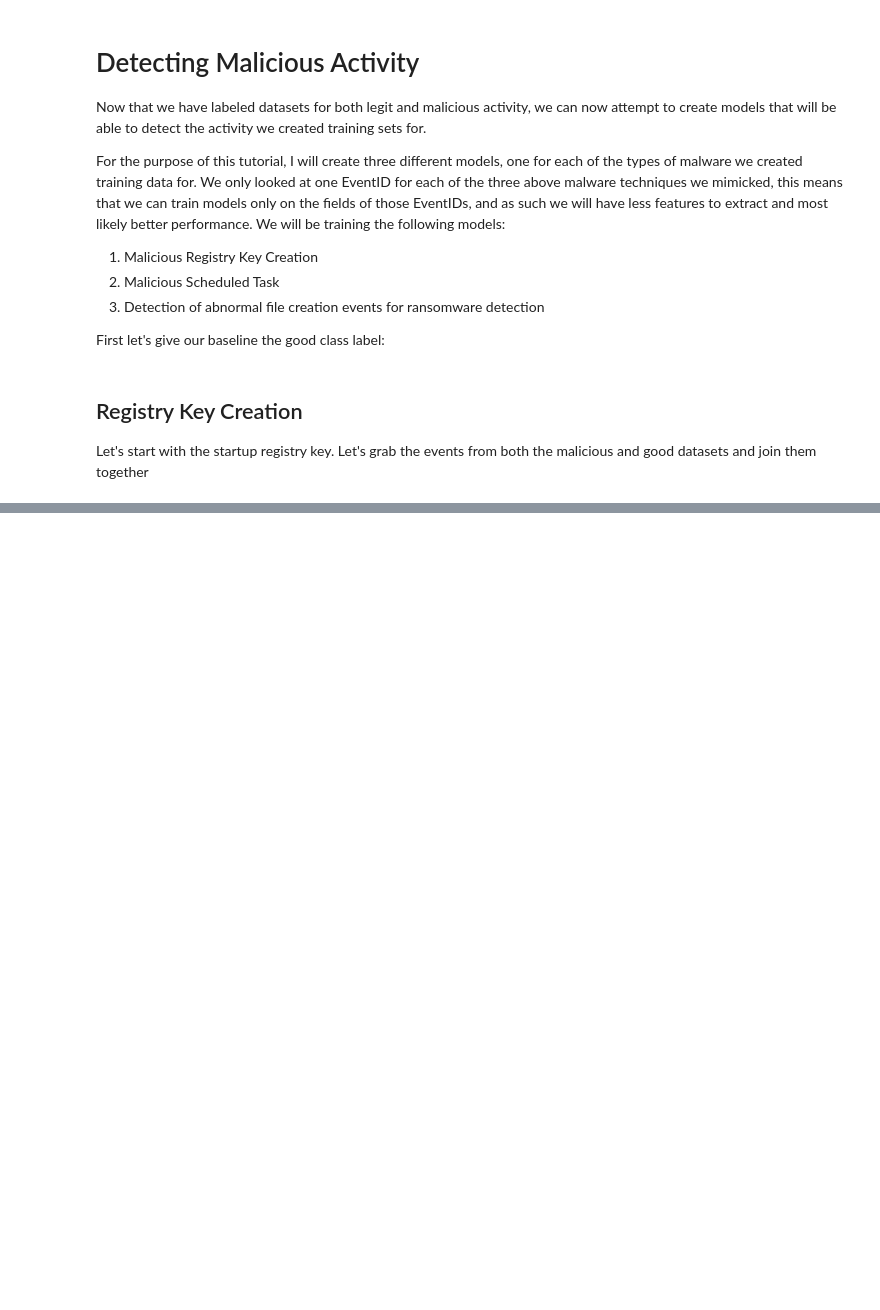
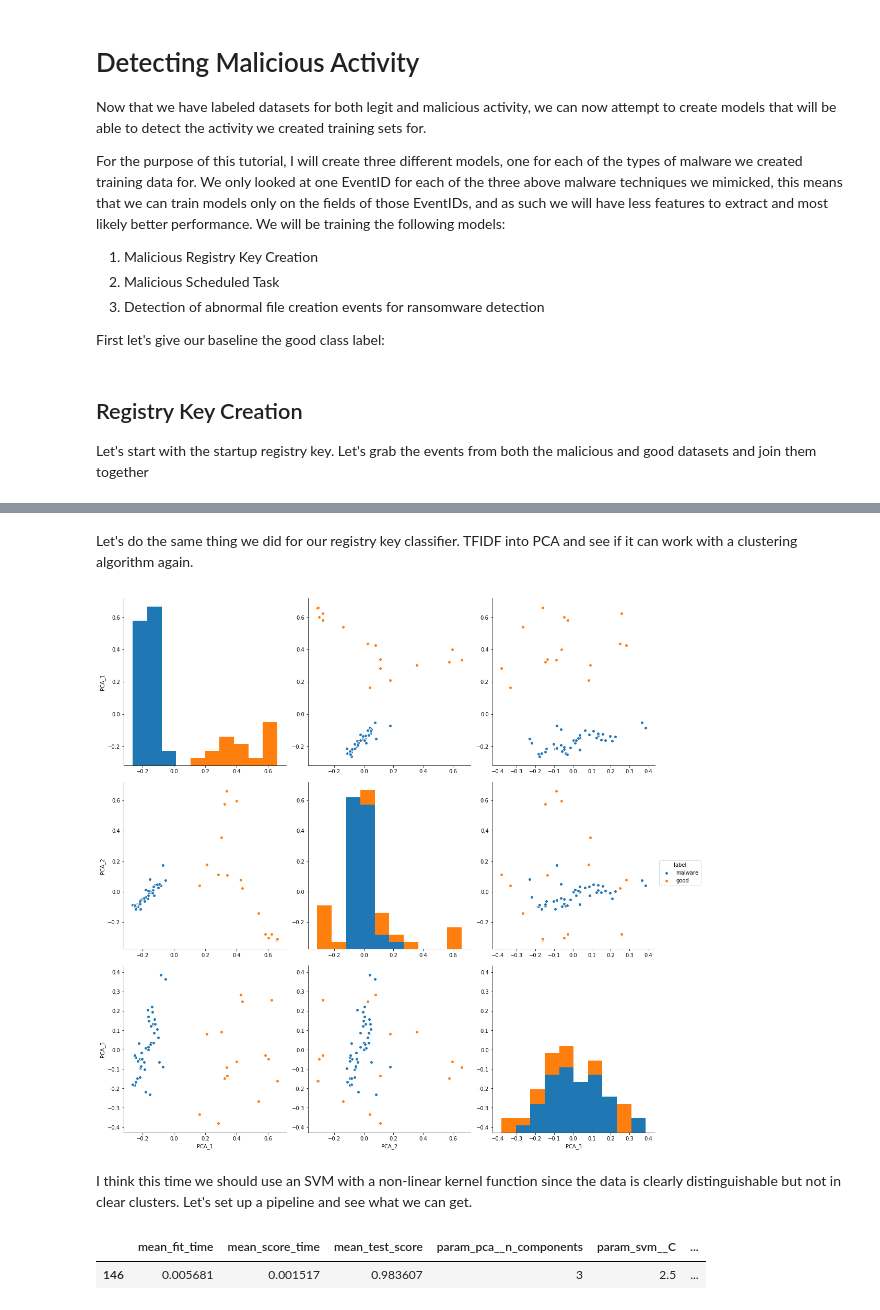
Before and after one commit to ckc5800/detecting_malicious_activity, a Jupyter notebook: ml_csec_applications.ipynb, the cells around one changed output, grey strips where cells are left out. Cells and saved outputs as stored; diff of their text form; code cells hidden in the pictures; blank space fills up the shorter version.

Commit message:
Scheduled task classifier

```diff
--- a/ml_csec_applications.ipynb
+++ b/ml_csec_applications.ipynb
@@ -1113,0 +1329,9 @@ registry_training_data[['EventData_TargetObject', 'label']].sample(10)
+# %%
+baseline_schtasks = baseline[(baseline.EventID == "1")].copy()
+malicious_schtasks = malicious[(malicious.EventID == "1")].copy()
+# %%
+schtasks_training_data = malicious_schtasks.append(baseline_schtasks)
+
+schtasks_training_data = clean_sysmon_df(schtasks_training_data).reset_index()
+
+schtasks_training_data.head()
@@ -1113,0 +1348,5 @@ registry_training_data[['EventData_TargetObject', 'label']].sample(10)
+# %%
+schtasks_X = schtasks_training_data[['EventData_CommandLine', "label"]].copy()
+
+schtasks_X['EventData_CommandLine'] = schtasks_X['EventData_CommandLine'].str.replace("\\", " ")
+schtasks_X.sample(5)
@@ -1113,0 +1360,23 @@ registry_training_data[['EventData_TargetObject', 'label']].sample(10)
+# %% [markdown]
+Let's do the same thing we did for our registry key classifier. TFIDF into PCA and see if it can work with a clustering algorithm again.
+# %%
+_tfidf = TfidfVectorizer(analyzer="char", ngram_range=(2,3))
+_pca = PCA(n_components=3)
+
+tfidf_vec = _tfidf.fit_transform(schtasks_X["EventData_CommandLine"])
+
+pca_vec = pd.DataFrame(
+    _pca.fit_transform(tfidf_vec.toarray()),
+    columns=["PCA_1", "PCA_2", "PCA_3"]
+)
+
+schtasks_X["PCA_1"] = pca_vec["PCA_1"]
+schtasks_X["PCA_2"] = pca_vec["PCA_2"]
+schtasks_X["PCA_3"] = pca_vec["PCA_3"]
+
+sns.pairplot(schtasks_X[["PCA_1", "PCA_2", "PCA_3", "label"]], hue="label", size=5)
+plt.show()
+# %% [output]
+[figure, added]
+# %% [markdown]
+I think this time we should use an SVM with a non-linear kernel function since the data is clearly distinguishable but not in clear clusters. Let's set up a pipeline and see what we can get.
@@ -1113,0 +1411,5 @@ registry_training_data[['EventData_TargetObject', 'label']].sample(10)
+# %%
+schtasks_results.sort_values("mean_test_score", ascending=False).head(1)
+# %% [output]
+|  | mean_fit_time | mean_score_time | mean_test_score | param_pca__n_components | param_svm__C | ... |
+| 146 | 0.005681 | 0.001517 | 0.983607 | 3 | 2.5 | ... |
```
Also changed, not shown: parts of 26 cells of this notebook, 2 other files.
